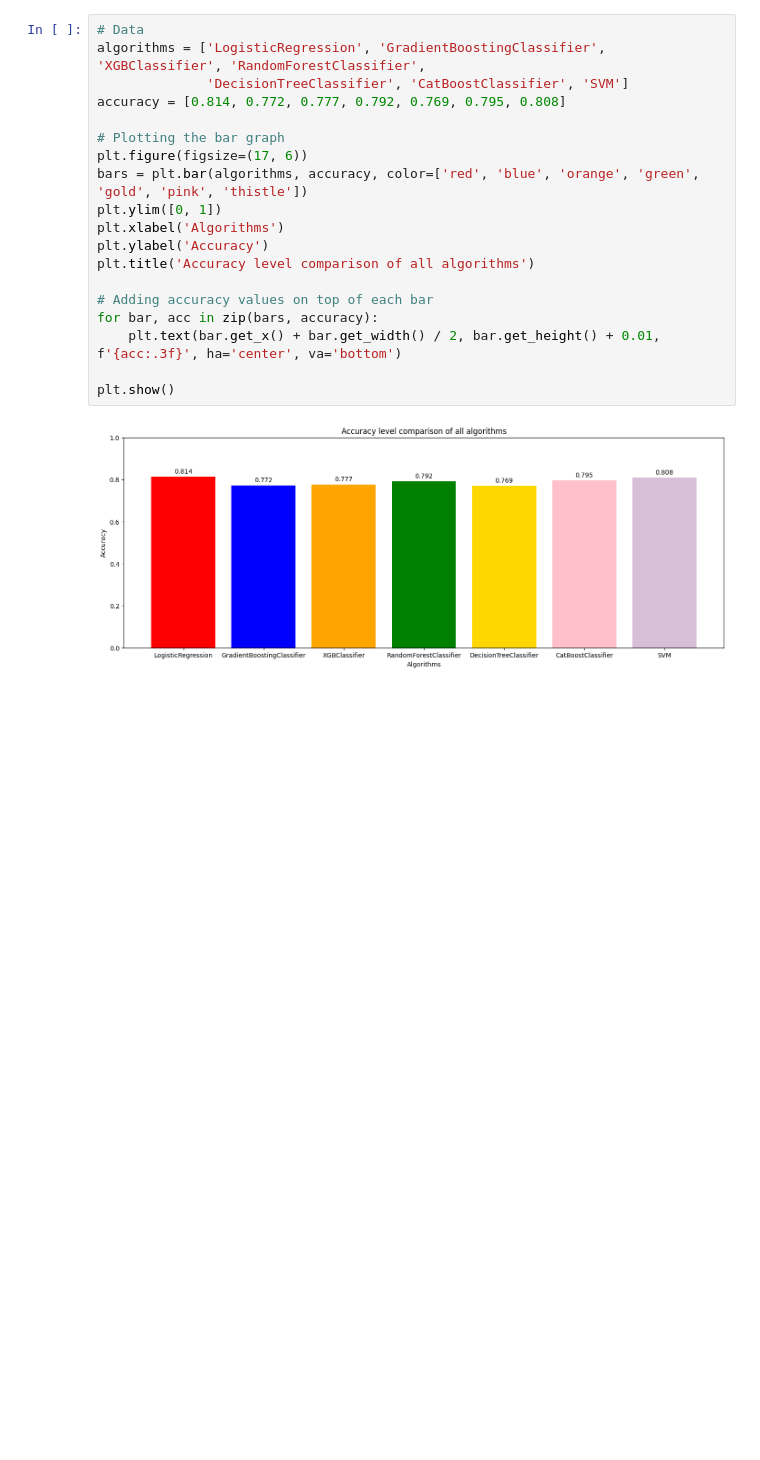
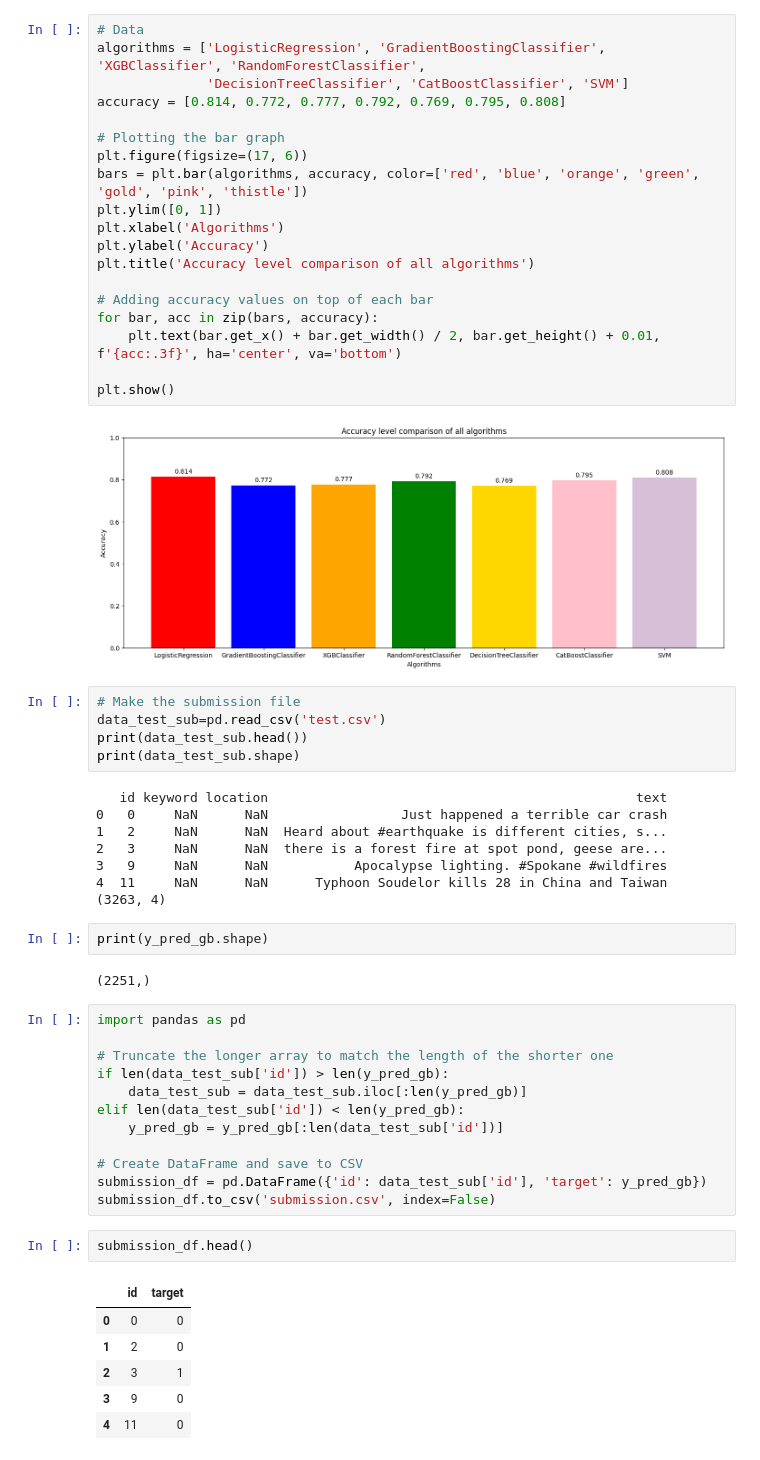
Before and after one commit to shadhinwebtec/Predict_real_disasters_from_tweets, a Jupyter notebook: predict_real_disasters_new.ipynb, the cells around one changed output. Drawn from its saved outputs; the diff is of its cells as text; blank space fills up the shorter version.

```diff
--- a/predict_real_disasters_new.ipynb
+++ b/predict_real_disasters_new.ipynb
@@ -352,3 +352,41 @@ for bar, acc in zip(bars, accuracy):
 plt.show()
 # %% [output]
 [figure]
+# %%
+# Make the submission file
+data_test_sub=pd.read_csv('test.csv')
+print(data_test_sub.head())
+print(data_test_sub.shape)
+# %% [output]
+   id keyword location                                               text
+0   0     NaN      NaN                 Just happened a terrible car crash
+1   2     NaN      NaN  Heard about #earthquake is different cities, s...
+2   3     NaN      NaN  there is a forest fire at spot pond, geese are...
+3   9     NaN      NaN           Apocalypse lighting. #Spokane #wildfires
+4  11     NaN      NaN      Typhoon Soudelor kills 28 in China and Taiwan
+(3263, 4)
+# %%
+print(y_pred_gb.shape)
+# %% [output]
+(2251,)
+# %%
+import pandas as pd
+
+# Truncate the longer array to match the length of the shorter one
+if len(data_test_sub['id']) > len(y_pred_gb):
+    data_test_sub = data_test_sub.iloc[:len(y_pred_gb)]
+elif len(data_test_sub['id']) < len(y_pred_gb):
+    y_pred_gb = y_pred_gb[:len(data_test_sub['id'])]
+
+# Create DataFrame and save to CSV
+submission_df = pd.DataFrame({'id': data_test_sub['id'], 'target': y_pred_gb})
+submission_df.to_csv('submission.csv', index=False)
+# %%
+submission_df.head()
+# %% [output]
+|  | id | target |
+| 0 | 0 | 0 |
+| 1 | 2 | 0 |
+| 2 | 3 | 1 |
+| 3 | 9 | 0 |
+| 4 | 11 | 0 |
```
Also changed, not shown: parts of 3 cells of this notebook, 4 other files.
